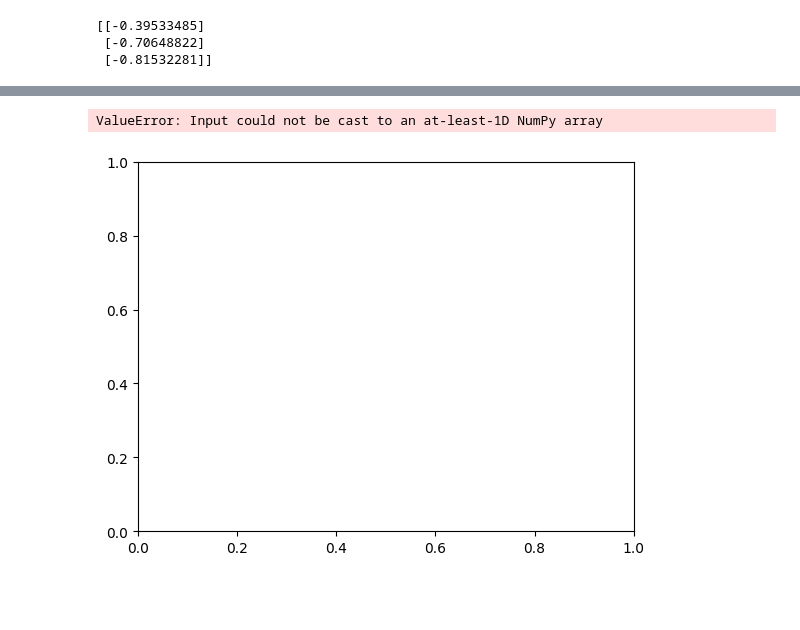
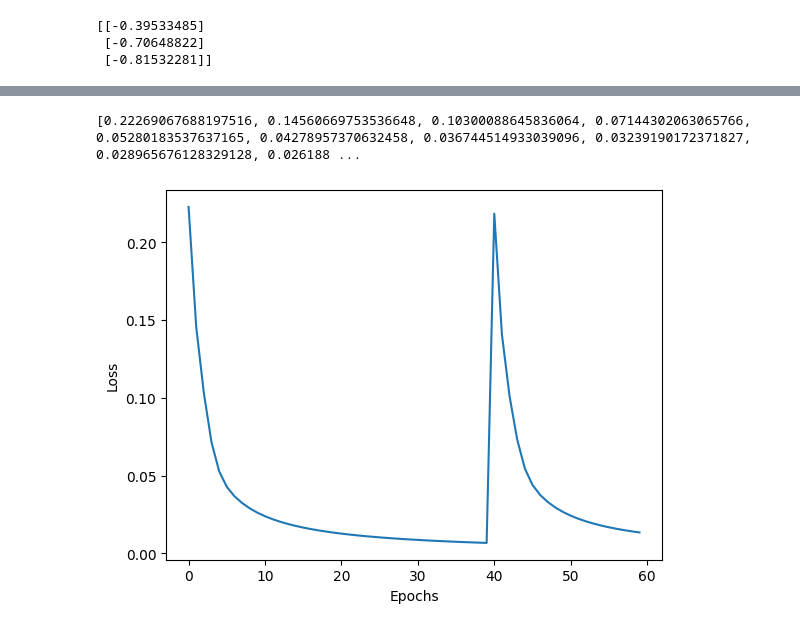
Before and after one commit to chloepython/colabtest, a Jupyter notebook: keras_logisticReression.ipynb, the cells around one changed output, grey strips where cells are left out. Saved outputs shown, nothing was run; the diff lists cells and outputs as text; code cells hidden in the pictures; blank space fills up the shorter version.

```diff
--- a/keras_logisticReression.ipynb
+++ b/keras_logisticReression.ipynb
@@ -90,8 +90,8 @@ for i in range(epochs):
   z = x.dot(w) + b
   a = sigmoid(z)
   loss = bce_loss(y,a)
-  print('Epoch:',i,'Loss:',loss)
-  losses.append(loss)
+  print('Epoch:',i,'Loss:',loss.mean())
+  losses.append(loss.mean())
 
   dz = a - y
   dw = x.T.dot(dz)
@@ -122,9 +122,12 @@ Epoch: 19 Loss: 0.00673109184209853
 # %%
 import matplotlib.pyplot as plt
-plt.plot(losses)
+losses_flat = [loss.mean().item() for loss in losses]
+print(losses_flat)
+
+plt.plot(losses_flat)
 plt.xlabel('Epochs')
 plt.ylabel('Loss')
-plt.show
+plt.show()
 # %% [output]
-ValueError: Input could not be cast to an at-least-1D NumPy array
+[0.22269067688197516, 0.14560669753536648, 0.10300088645836064, 0.07144302063065766, 0.05280183537637165, 0.04278957370632458, 0.036744514933039096, 0.03239190172371827, 0.028965676128329128, 0.026188 ...
-[figure, old version]
+[figure, new version]
```
Also changed, not shown: parts of 1 cell of this notebook.
